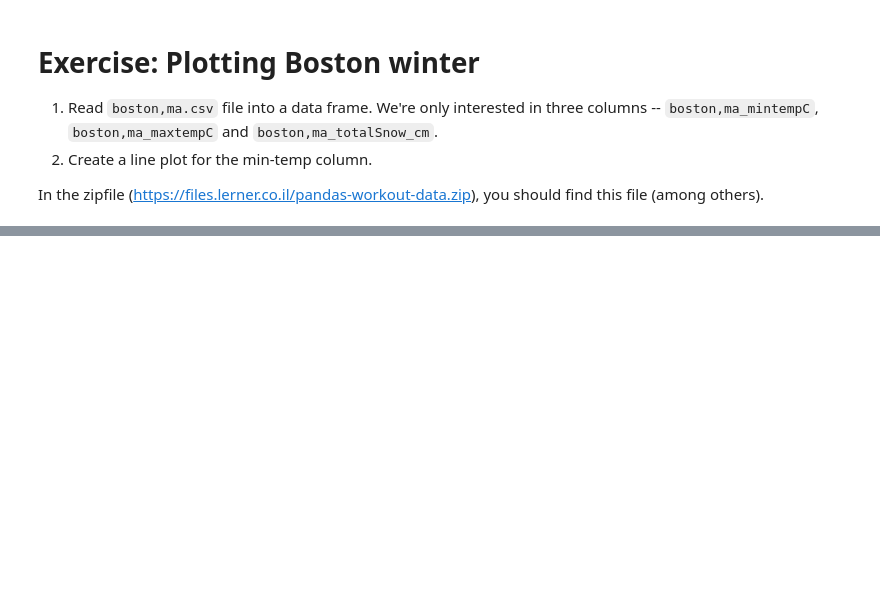
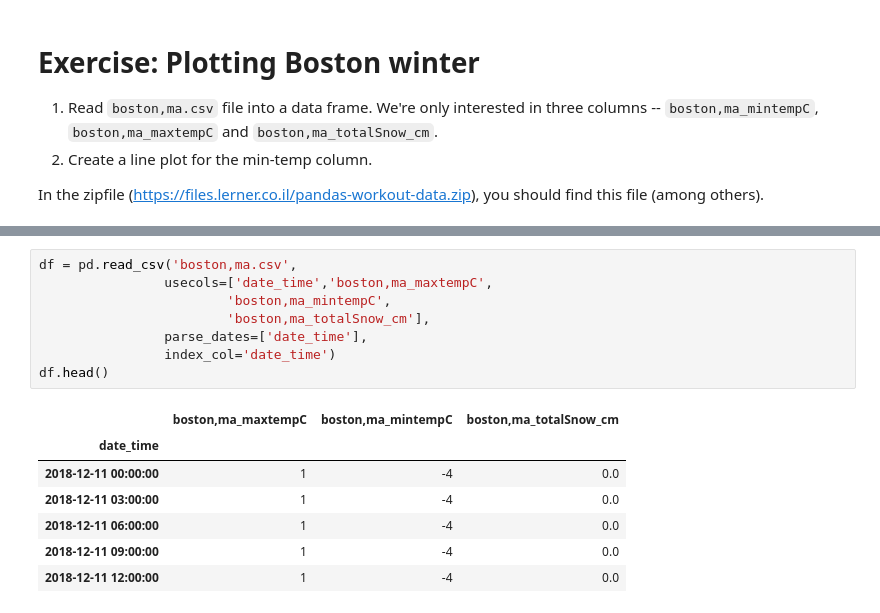
Before and after one commit to reuven/oreilly-2022-07July-analytics, a Jupyter notebook: 2022-08Aug-30.ipynb, the cells around one changed output, grey strips where cells are left out. Drawn from its saved outputs; the diff is of its cells as text; blank space fills up the shorter version.

```diff
--- a/2022-08Aug-30.ipynb
+++ b/2022-08Aug-30.ipynb
@@ -119,0 +142,16 @@ ValueError: Usecols do not match columns, columns expected but not found: ['bost
+# %%
+df = pd.read_csv('boston,ma.csv',
+                usecols=['date_time','boston,ma_maxtempC',
+                        'boston,ma_mintempC',
+                        'boston,ma_totalSnow_cm'],
+                parse_dates=['date_time'],
+                index_col='date_time')
+df.head()
+# %% [output]
+|  | boston,ma_maxtempC | boston,ma_mintempC | boston,ma_totalSnow_cm |
+| date_time |  |  |  |
+| 2018-12-11 00:00:00 | 1 | -4 | 0.0 |
+| 2018-12-11 03:00:00 | 1 | -4 | 0.0 |
+| 2018-12-11 06:00:00 | 1 | -4 | 0.0 |
+| 2018-12-11 09:00:00 | 1 | -4 | 0.0 |
+| 2018-12-11 12:00:00 | 1 | -4 | 0.0 |
```
Also changed, not shown: parts of 5 cells of this notebook.
